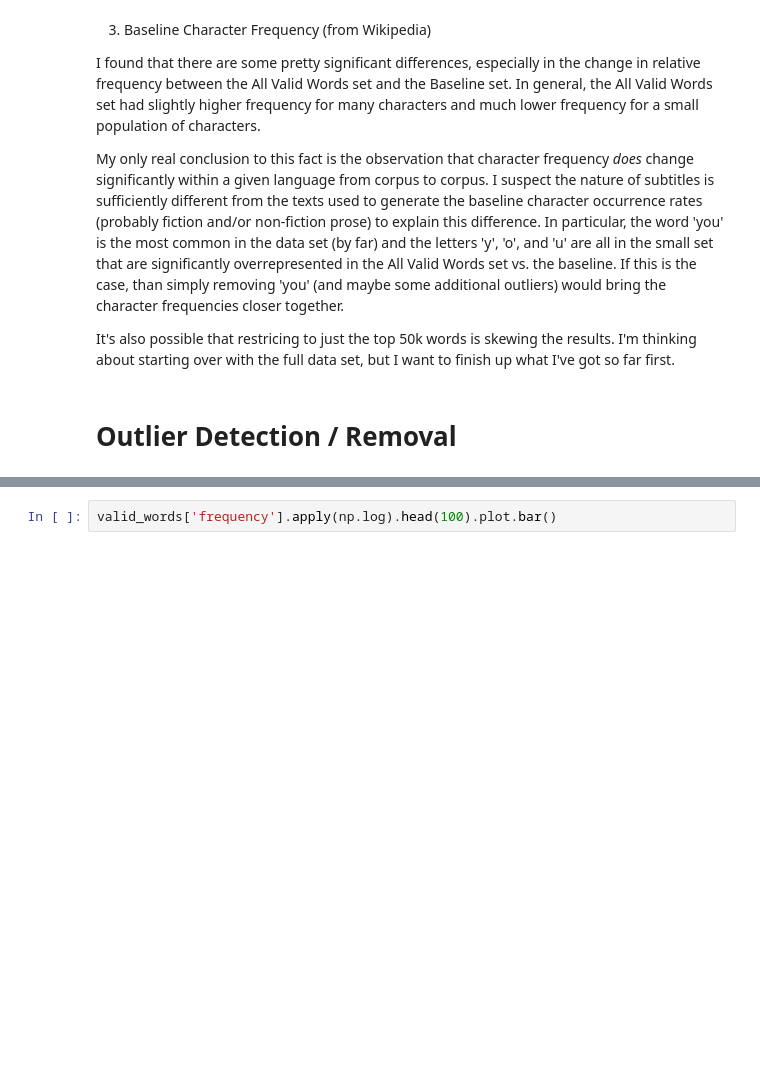
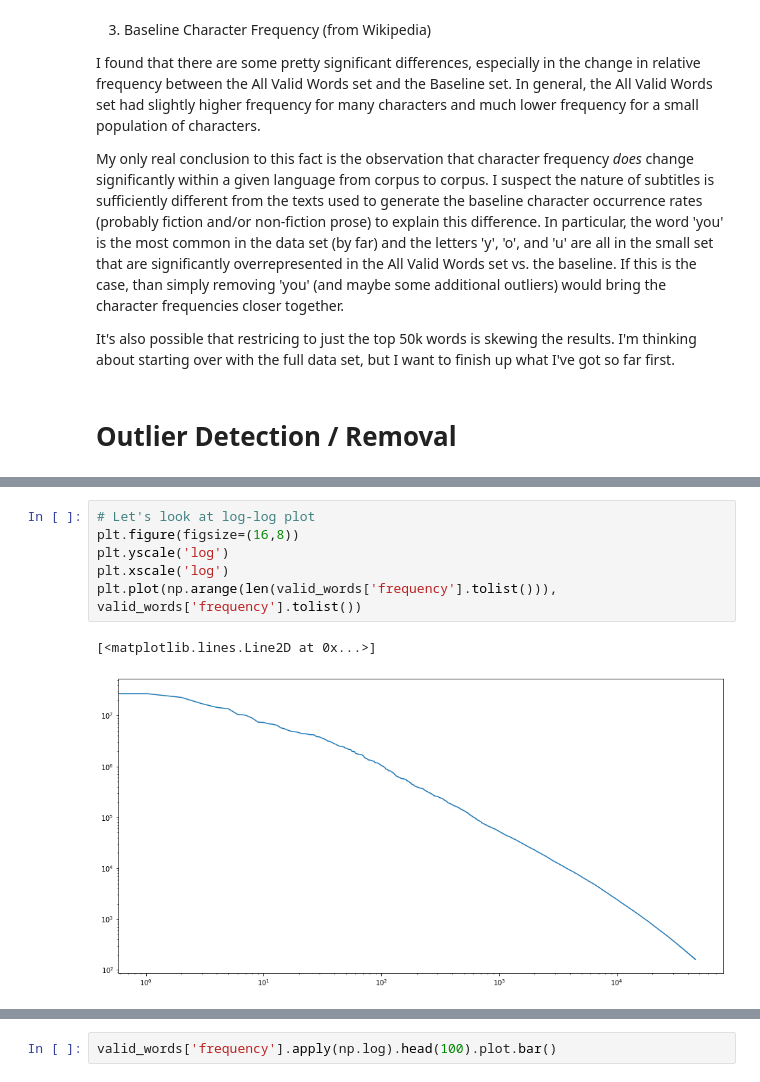
Before and after one commit to nategivens/LexGen, a Jupyter notebook: en_50k_2018-ingestion.ipynb, the cells around one changed output, grey strips where cells are left out. Saved outputs shown, nothing was run; the diff lists cells and outputs as text; blank space fills up the shorter version.

```diff
--- a/en_50k_2018-ingestion.ipynb
+++ b/en_50k_2018-ingestion.ipynb
@@ -409,0 +393,9 @@ dtype: object
+# %%
+# Let's look at log-log plot
+plt.figure(figsize=(16,8))
+plt.yscale('log')
+plt.xscale('log')
+plt.plot(np.arange(len(valid_words['frequency'].tolist())), valid_words['frequency'].tolist())
+# %% [output]
+[<matplotlib.lines.Line2D at 0x...>]
+[figure, added]
```
Also changed, not shown: parts of 33 cells of this notebook, 1 other file.
